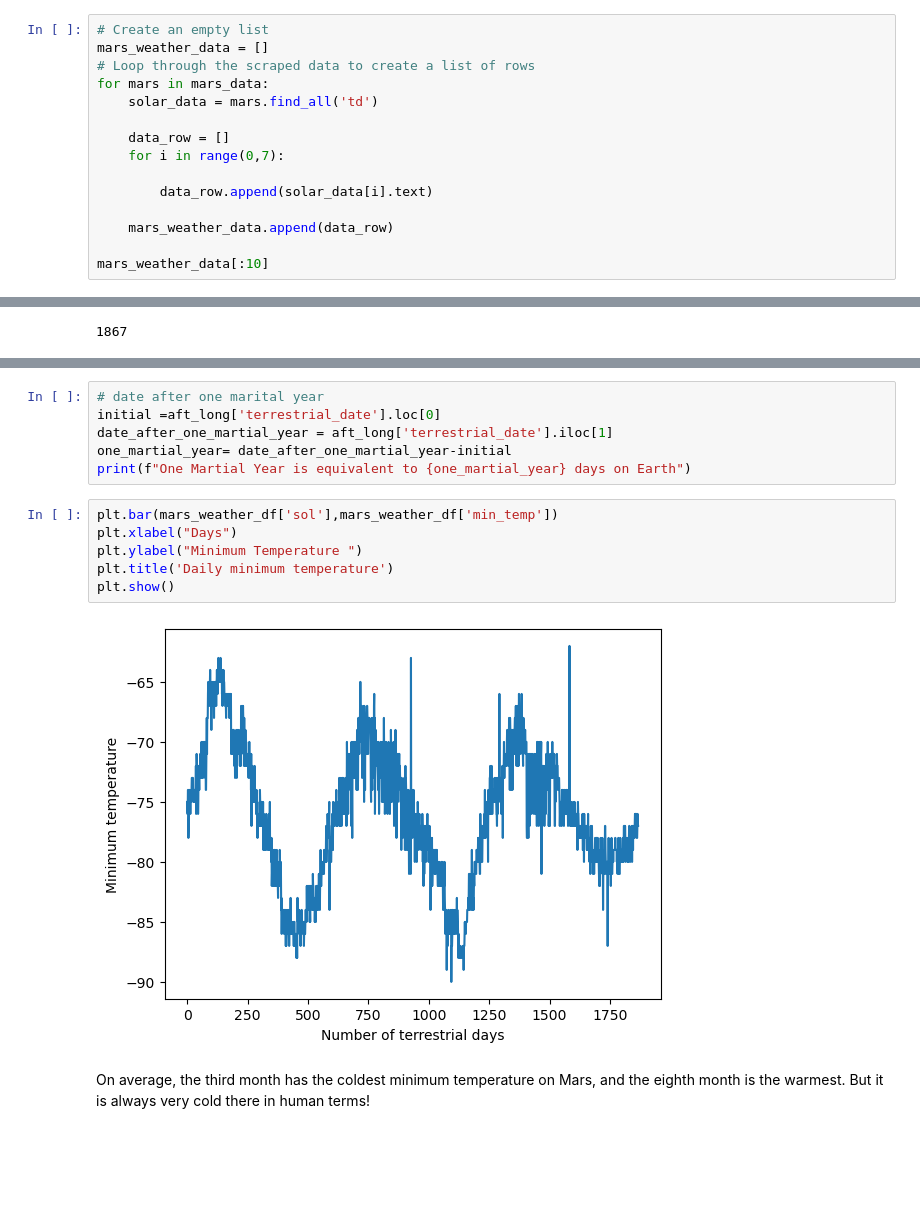
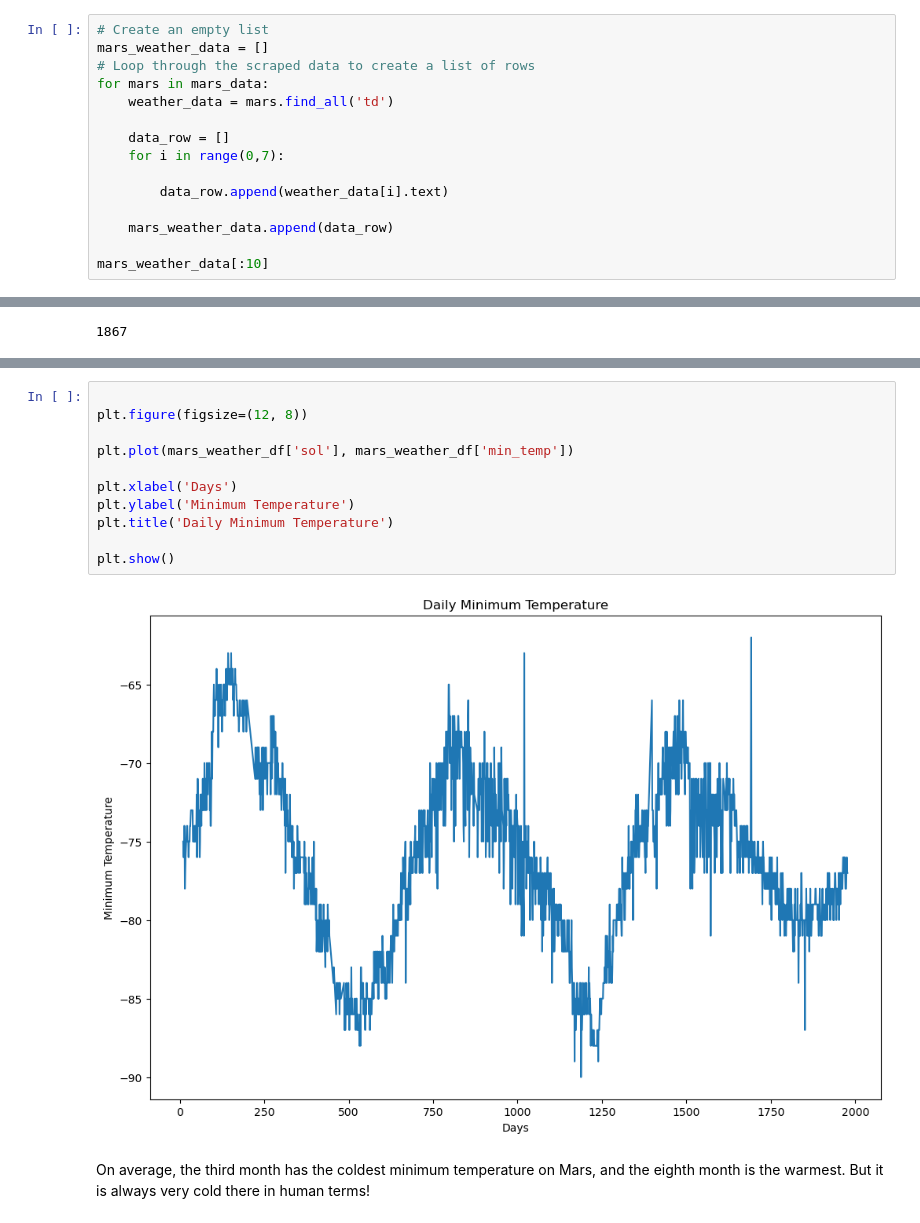
Before and after one commit to NirTaube/RHOpen, a Jupyter notebook: Mod11/part_2_mars_weather.ipynb, the cells around one changed output, grey strips where cells are left out. Cells and saved outputs as stored; diff of their text form; blank space fills up the shorter version.

```diff
--- a/Mod11/part_2_mars_weather.ipynb
+++ b/Mod11/part_2_mars_weather.ipynb
@@ -53,12 +70,12 @@ Assemble the scraped data into a Pandas DataFrame. The columns should have the s
 mars_weather_data = []
 # Loop through the scraped data to create a list of rows
 for mars in mars_data:
-    solar_data = mars.find_all('td')
+    weather_data = mars.find_all('td')
 
     data_row = []
     for i in range(0,7):
 
-        data_row.append(solar_data[i].text)
+        data_row.append(weather_data[i].text)
 
     mars_weather_data.append(data_row)
 
@@ -242,17 +319,16 @@ aft_long
-# %%
-# date after one marital year
-initial =aft_long['terrestrial_date'].loc[0]
-date_after_one_martial_year = aft_long['terrestrial_date'].iloc[1]
-one_martial_year= date_after_one_martial_year-initial
-print(f"One Martial Year is equivalent to {one_martial_year} days on Earth")
 # %%
-plt.bar(mars_weather_df['sol'],mars_weather_df['min_temp'])
-plt.xlabel("Days")
-plt.ylabel("Minimum Temperature ")
-plt.title('Daily minimum temperature')
+
+plt.figure(figsize=(12, 8))
+
+plt.plot(mars_weather_df['sol'], mars_weather_df['min_temp'])
+
+plt.xlabel('Days')
+plt.ylabel('Minimum Temperature')
+plt.title('Daily Minimum Temperature')
+
 plt.show()
 # %% [output]
-[figure, old version]
+[figure, new version]
 # %% [markdown]
 On average, the third month has the coldest minimum temperature on Mars, and the eighth month is the warmest. But it is always very cold there in human terms!
 # %% [markdown]
```
Also changed, not shown: parts of 16 cells of this notebook, 5 other files.
